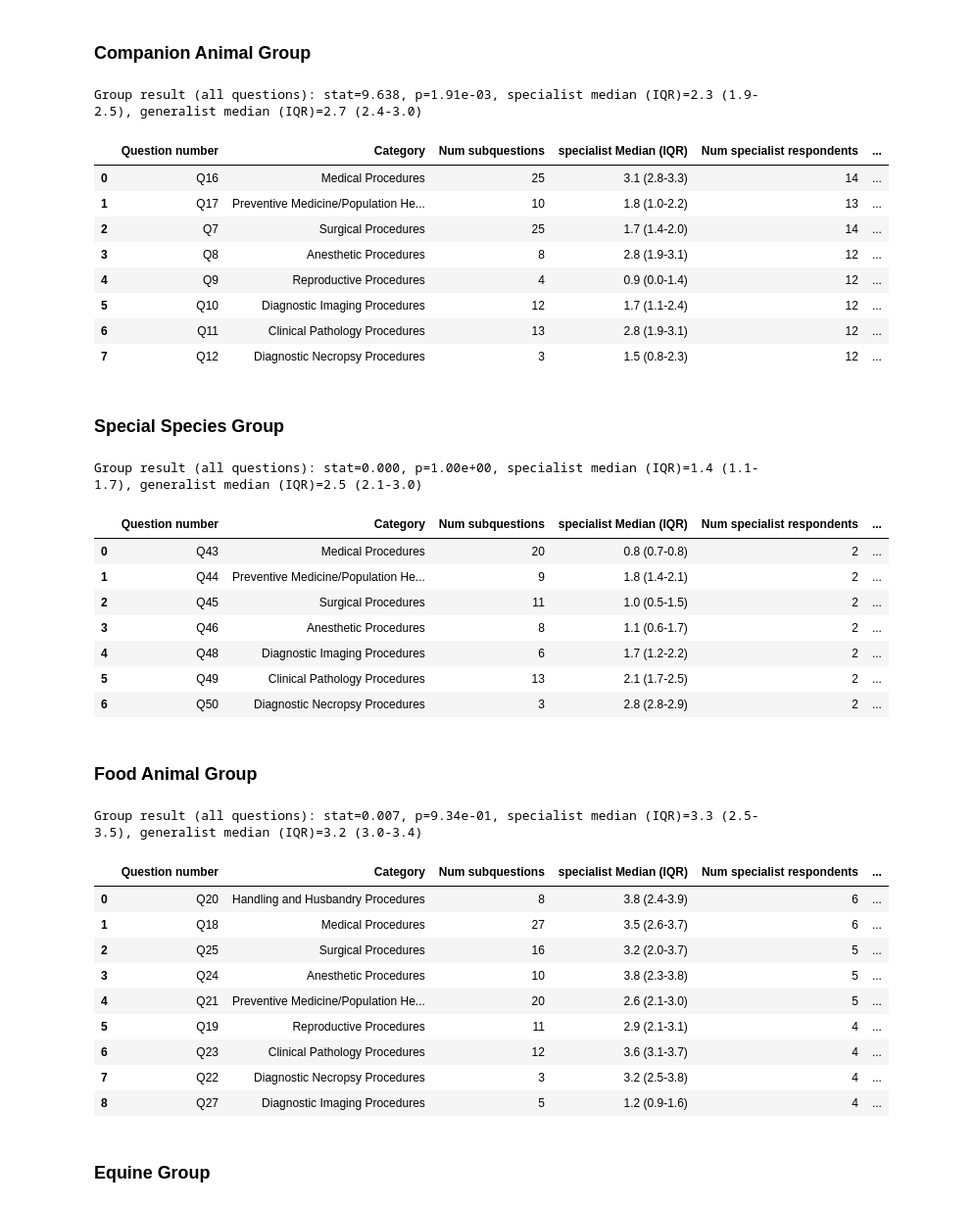
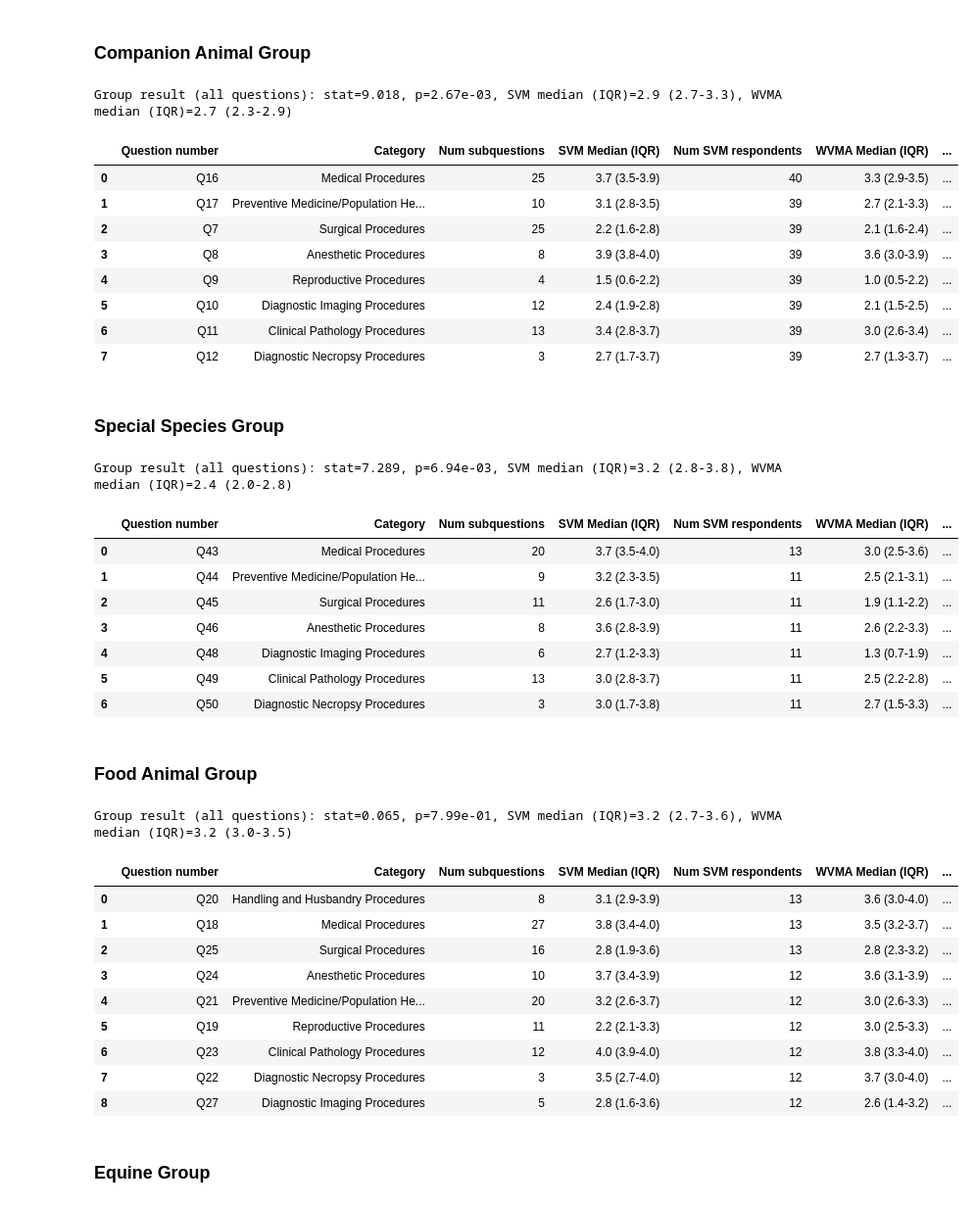
Before and after one commit to nathanbollig/vet-graduate-expectations-survey, a Jupyter notebook: analysis.ipynb, the cells around one changed output. Shown at 98% size. Cells and saved outputs as stored; diff of their text form; code cells hidden in the pictures.

Commit message:
fix column names in group table

```diff
--- a/analysis.ipynb
+++ b/analysis.ipynb
@@ -446,22 +446,22 @@ assert(len(n_subq_list) == len(question_strings))
 # %%
 group_table, pooled_q_stats, n_subquestions, pop1_responses, pop2_responses, subq_data  = analyze_group(question_list, n_subq_list, question_strings, ca_pop1, ca_pop2, alpha=ALPHA)
 pooled_stat, pooled_p, pop1_med_iqr_string, pop2_med_iqr_string = pooled_q_stats
-group_data.append(["Companion Animal", n_subquestions, pop1_responses, pop1_med_iqr_string, pop2_responses, pop2_med_iqr_string, pooled_stat, pooled_p])
+group_data.append(["Companion Animal", n_subquestions, pop1_med_iqr_string, pop1_responses, pop2_med_iqr_string, pop2_responses, pooled_stat, pooled_p])
 output_tables.append(group_table)
 output_tables_sheet_names.append("Companion Animal")
 output_subq_data.append(subq_data)
 group_table
 # %% [output]
-Group result (all questions): stat=9.638, p=1.91e-03, specialist median (IQR)=2.3 (1.9-2.5), generalist median (IQR)=2.7 (2.4-3.0)
+Group result (all questions): stat=9.018, p=2.67e-03, SVM median (IQR)=2.9 (2.7-3.3), WVMA median (IQR)=2.7 (2.3-2.9)
-|  | Question number | Category | Num subquestions | specialist Median (IQR) | Num specialist respondents | ... |
-| 0 | Q16 | Medical Procedures | 25 | 3.1 (2.8-3.3) | 14 | ... |
-| 1 | Q17 | Preventive Medicine/Population He... | 10 | 1.8 (1.0-2.2) | 13 | ... |
-| 2 | Q7 | Surgical Procedures | 25 | 1.7 (1.4-2.0) | 14 | ... |
-| 3 | Q8 | Anesthetic Procedures | 8 | 2.8 (1.9-3.1) | 12 | ... |
-| 4 | Q9 | Reproductive Procedures | 4 | 0.9 (0.0-1.4) | 12 | ... |
-| 5 | Q10 | Diagnostic Imaging Procedures | 12 | 1.7 (1.1-2.4) | 12 | ... |
-| 6 | Q11 | Clinical Pathology Procedures | 13 | 2.8 (1.9-3.1) | 12 | ... |
-| 7 | Q12 | Diagnostic Necropsy Procedures | 3 | 1.5 (0.8-2.3) | 12 | ... |
+|  | Question number | Category | Num subquestions | SVM Median (IQR) | Num SVM respondents | WVMA Median (IQR) | ... |
+| 0 | Q16 | Medical Procedures | 25 | 3.7 (3.5-3.9) | 40 | 3.3 (2.9-3.5) | ... |
+| 1 | Q17 | Preventive Medicine/Population He... | 10 | 3.1 (2.8-3.5) | 39 | 2.7 (2.1-3.3) | ... |
+| 2 | Q7 | Surgical Procedures | 25 | 2.2 (1.6-2.8) | 39 | 2.1 (1.6-2.4) | ... |
+| 3 | Q8 | Anesthetic Procedures | 8 | 3.9 (3.8-4.0) | 39 | 3.6 (3.0-3.9) | ... |
+| 4 | Q9 | Reproductive Procedures | 4 | 1.5 (0.6-2.2) | 39 | 1.0 (0.5-2.2) | ... |
+| 5 | Q10 | Diagnostic Imaging Procedures | 12 | 2.4 (1.9-2.8) | 39 | 2.1 (1.5-2.5) | ... |
+| 6 | Q11 | Clinical Pathology Procedures | 13 | 3.4 (2.8-3.7) | 39 | 3.0 (2.6-3.4) | ... |
+| 7 | Q12 | Diagnostic Necropsy Procedures | 3 | 2.7 (1.7-3.7) | 39 | 2.7 (1.3-3.7) | ... |
 # %% [markdown]
 ### Special Species Group
 # %%
@@ -493,21 +493,21 @@ assert(len(n_subq_list) == len(question_strings))
 # %%
 group_table, pooled_q_stats, n_subquestions, pop1_responses, pop2_responses, subq_data  = analyze_group(question_list, n_subq_list, question_strings, ss_pop1, ss_pop2, alpha=ALPHA)
 pooled_stat, pooled_p, pop1_med_iqr_string, pop2_med_iqr_string = pooled_q_stats
-group_data.append(["Special Species", n_subquestions, pop1_responses, pop1_med_iqr_string, pop2_responses, pop2_med_iqr_string, pooled_stat, pooled_p])
+group_data.append(["Special Species", n_subquestions, pop1_med_iqr_string, pop1_responses, pop2_med_iqr_string, pop2_responses, pooled_stat, pooled_p])
 output_tables.append(group_table)
 output_tables_sheet_names.append("Special Species")
 output_subq_data.append(subq_data)
 group_table
 # %% [output]
-Group result (all questions): stat=0.000, p=1.00e+00, specialist median (IQR)=1.4 (1.1-1.7), generalist median (IQR)=2.5 (2.1-3.0)
+Group result (all questions): stat=7.289, p=6.94e-03, SVM median (IQR)=3.2 (2.8-3.8), WVMA median (IQR)=2.4 (2.0-2.8)
-|  | Question number | Category | Num subquestions | specialist Median (IQR) | Num specialist respondents | ... |
-| 0 | Q43 | Medical Procedures | 20 | 0.8 (0.7-0.8) | 2 | ... |
-| 1 | Q44 | Preventive Medicine/Population He... | 9 | 1.8 (1.4-2.1) | 2 | ... |
-| 2 | Q45 | Surgical Procedures | 11 | 1.0 (0.5-1.5) | 2 | ... |
-| 3 | Q46 | Anesthetic Procedures | 8 | 1.1 (0.6-1.7) | 2 | ... |
-| 4 | Q48 | Diagnostic Imaging Procedures | 6 | 1.7 (1.2-2.2) | 2 | ... |
-| 5 | Q49 | Clinical Pathology Procedures | 13 | 2.1 (1.7-2.5) | 2 | ... |
-| 6 | Q50 | Diagnostic Necropsy Procedures | 3 | 2.8 (2.8-2.9) | 2 | ... |
+|  | Question number | Category | Num subquestions | SVM Median (IQR) | Num SVM respondents | WVMA Median (IQR) | ... |
+| 0 | Q43 | Medical Procedures | 20 | 3.7 (3.5-4.0) | 13 | 3.0 (2.5-3.6) | ... |
+| 1 | Q44 | Preventive Medicine/Population He... | 9 | 3.2 (2.3-3.5) | 11 | 2.5 (2.1-3.1) | ... |
+| 2 | Q45 | Surgical Procedures | 11 | 2.6 (1.7-3.0) | 11 | 1.9 (1.1-2.2) | ... |
+| 3 | Q46 | Anesthetic Procedures | 8 | 3.6 (2.8-3.9) | 11 | 2.6 (2.2-3.3) | ... |
+| 4 | Q48 | Diagnostic Imaging Procedures | 6 | 2.7 (1.2-3.3) | 11 | 1.3 (0.7-1.9) | ... |
+| 5 | Q49 | Clinical Pathology Procedures | 13 | 3.0 (2.8-3.7) | 11 | 2.5 (2.2-2.8) | ... |
+| 6 | Q50 | Diagnostic Necropsy Procedures | 3 | 3.0 (1.7-3.8) | 11 | 2.7 (1.5-3.3) | ... |
 # %% [markdown]
 ### Food Animal Group
 # %%
@@ -541,23 +541,23 @@ assert(len(n_subq_list) == len(question_strings))
 # %%
 group_table, pooled_q_stats, n_subquestions, pop1_responses, pop2_responses, subq_data  = analyze_group(question_list, n_subq_list, question_strings, fa_pop1, fa_pop2, alpha=ALPHA)
 pooled_stat, pooled_p, pop1_med_iqr_string, pop2_med_iqr_string = pooled_q_stats
-group_data.append(["Food Animal", n_subquestions, pop1_responses, pop1_med_iqr_string, pop2_responses, pop2_med_iqr_string, pooled_stat, pooled_p])
+group_data.append(["Food Animal", n_subquestions, pop1_med_iqr_string, pop1_responses, pop2_med_iqr_string, pop2_responses, pooled_stat, pooled_p])
 output_tables.append(group_table)
 output_tables_sheet_names.append("Food Animal")
 output_subq_data.append(subq_data)
 group_table
 # %% [output]
-Group result (all questions): stat=0.007, p=9.34e-01, specialist median (IQR)=3.3 (2.5-3.5), generalist median (IQR)=3.2 (3.0-3.4)
+Group result (all questions): stat=0.065, p=7.99e-01, SVM median (IQR)=3.2 (2.7-3.6), WVMA median (IQR)=3.2 (3.0-3.5)
-|  | Question number | Category | Num subquestions | specialist Median (IQR) | Num specialist respondents | ... |
-| 0 | Q20 | Handling and Husbandry Procedures | 8 | 3.8 (2.4-3.9) | 6 | ... |
-| 1 | Q18 | Medical Procedures | 27 | 3.5 (2.6-3.7) | 6 | ... |
-| 2 | Q25 | Surgical Procedures | 16 | 3.2 (2.0-3.7) | 5 | ... |
-| 3 | Q24 | Anesthetic Procedures | 10 | 3.8 (2.3-3.8) | 5 | ... |
-| 4 | Q21 | Preventive Medicine/Population He... | 20 | 2.6 (2.1-3.0) | 5 | ... |
-| 5 | Q19 | Reproductive Procedures | 11 | 2.9 (2.1-3.1) | 4 | ... |
-| 6 | Q23 | Clinical Pathology Procedures | 12 | 3.6 (3.1-3.7) | 4 | ... |
-| 7 | Q22 | Diagnostic Necropsy Procedures | 3 | 3.2 (2.5-3.8) | 4 | ... |
-| 8 | Q27 | Diagnostic Imaging Procedures | 5 | 1.2 (0.9-1.6) | 4 | ... |
+|  | Question number | Category | Num subquestions | SVM Median (IQR) | Num SVM respondents | WVMA Median (IQR) | ... |
+| 0 | Q20 | Handling and Husbandry Procedures | 8 | 3.1 (2.9-3.9) | 13 | 3.6 (3.0-4.0) | ... |
+| 1 | Q18 | Medical Procedures | 27 | 3.8 (3.4-4.0) | 13 | 3.5 (3.2-3.7) | ... |
+| 2 | Q25 | Surgical Procedures | 16 | 2.8 (1.9-3.6) | 13 | 2.8 (2.3-3.2) | ... |
+| 3 | Q24 | Anesthetic Procedures | 10 | 3.7 (3.4-3.9) | 12 | 3.6 (3.1-3.9) | ... |
+| 4 | Q21 | Preventive Medicine/Population He... | 20 | 3.2 (2.6-3.7) | 12 | 3.0 (2.6-3.3) | ... |
+| 5 | Q19 | Reproductive Procedures | 11 | 2.2 (2.1-3.3) | 12 | 3.0 (2.5-3.3) | ... |
+| 6 | Q23 | Clinical Pathology Procedures | 12 | 4.0 (3.9-4.0) | 12 | 3.8 (3.3-4.0) | ... |
+| 7 | Q22 | Diagnostic Necropsy Procedures | 3 | 3.5 (2.7-4.0) | 12 | 3.7 (3.0-4.0) | ... |
+| 8 | Q27 | Diagnostic Imaging Procedures | 5 | 2.8 (1.6-3.6) | 12 | 2.6 (1.4-3.2) | ... |
 # %% [markdown]
 ### Equine Group
 # %%
```
Also changed, not shown: parts of 7 cells of this notebook.
